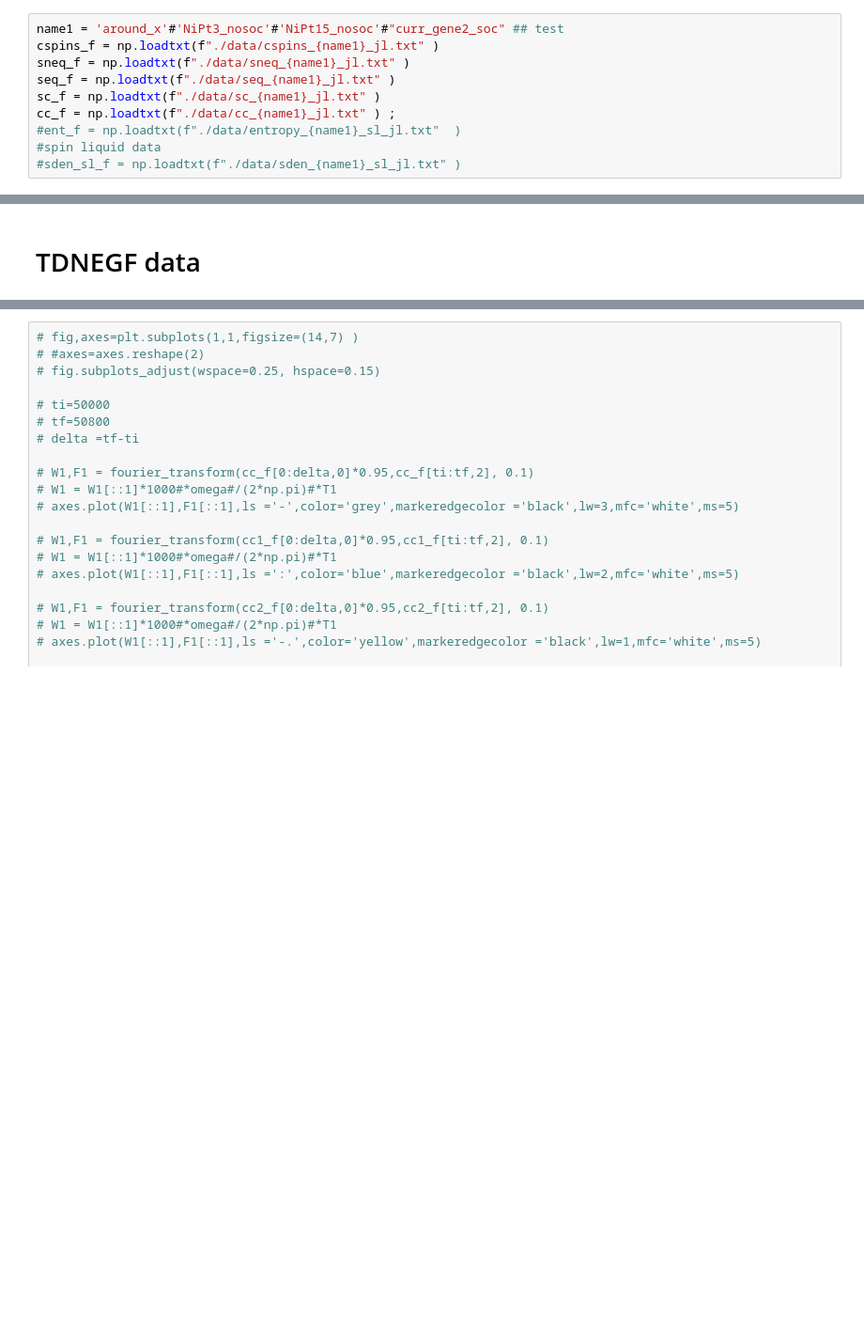
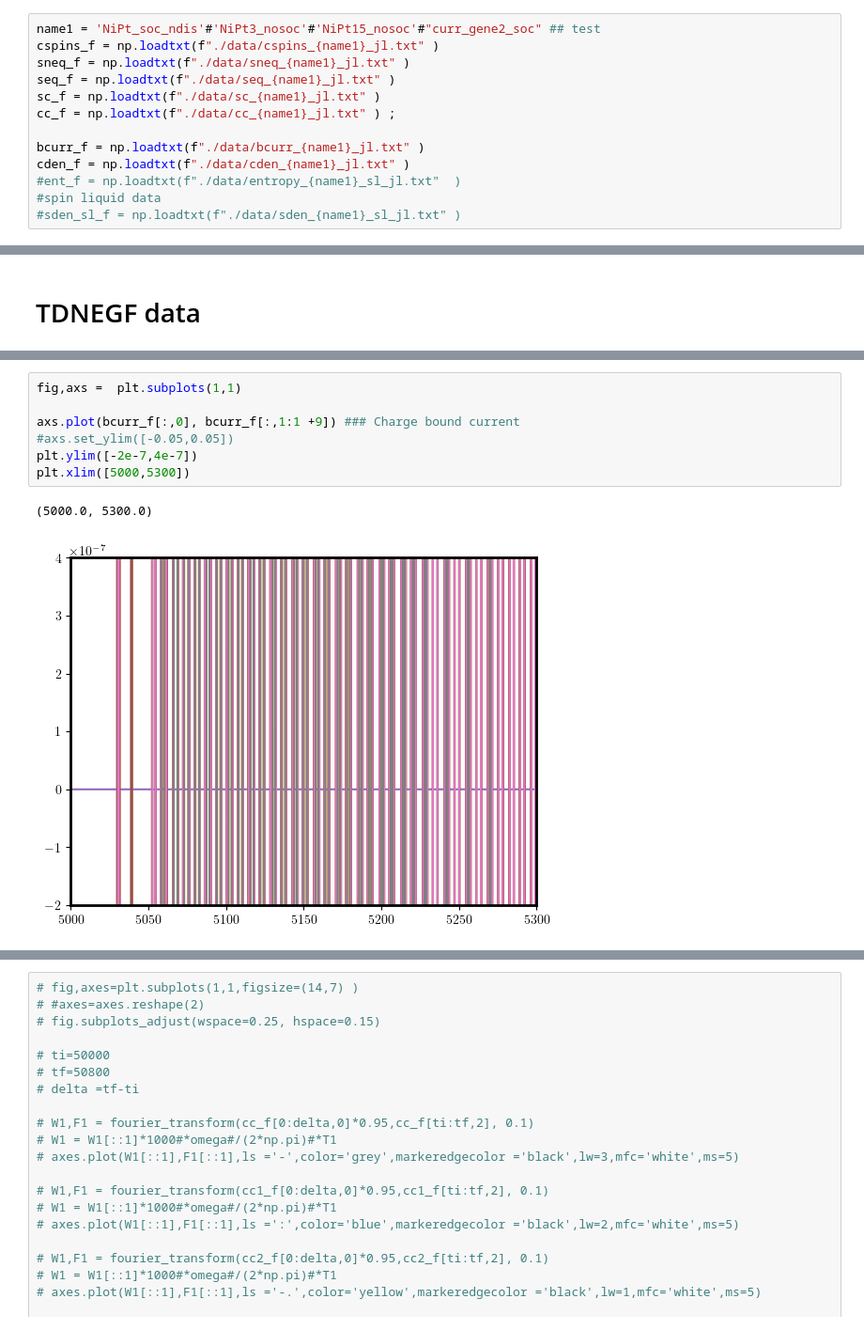
Before and after one commit to Jalil199/TDNEGF, a Jupyter notebook: Figures_main.ipynb, the cells around one changed output, grey strips where cells are left out. Shown at 94% size. Cells and saved outputs as stored; diff of their text form; blank space fills up the shorter version.

```diff
--- a/Figures_main.ipynb
+++ b/Figures_main.ipynb
@@ -7,12 +7,15 @@ rcParams['axes.linewidth']=2
 rcParams['text.usetex']=True#True
 #path = "/home/jalil/Projects2023/TDNEGF/TDNEGF/data/"
 # %%
-name1 = 'around_x'#'NiPt3_nosoc'#'NiPt15_nosoc'#"curr_gene2_soc" ## test
+name1 = 'NiPt_soc_ndis'#'NiPt3_nosoc'#'NiPt15_nosoc'#"curr_gene2_soc" ## test
 cspins_f = np.loadtxt(f"./data/cspins_{name1}_jl.txt" )
 sneq_f = np.loadtxt(f"./data/sneq_{name1}_jl.txt" )
 seq_f = np.loadtxt(f"./data/seq_{name1}_jl.txt" )
 sc_f = np.loadtxt(f"./data/sc_{name1}_jl.txt" )
 cc_f = np.loadtxt(f"./data/cc_{name1}_jl.txt" ) ;
+
+bcurr_f = np.loadtxt(f"./data/bcurr_{name1}_jl.txt" )
+cden_f = np.loadtxt(f"./data/cden_{name1}_jl.txt" )
 #ent_f = np.loadtxt(f"./data/entropy_{name1}_sl_jl.txt"  )
 #spin liquid data
 #sden_sl_f = np.loadtxt(f"./data/sden_{name1}_sl_jl.txt" )
@@ -75,0 +81,10 @@ plt.xlim([1000,1200])
+# %%
+fig,axs =  plt.subplots(1,1)
+
+axs.plot(bcurr_f[:,0], bcurr_f[:,1:1 +9]) ### Charge bound current
+#axs.set_ylim([-0.05,0.05])
+plt.ylim([-2e-7,4e-7])
+plt.xlim([5000,5300])
+# %% [output]
+(5000.0, 5300.0)
+[figure, added]
```
Also changed, not shown: parts of 12 cells of this notebook, 6 other files.
